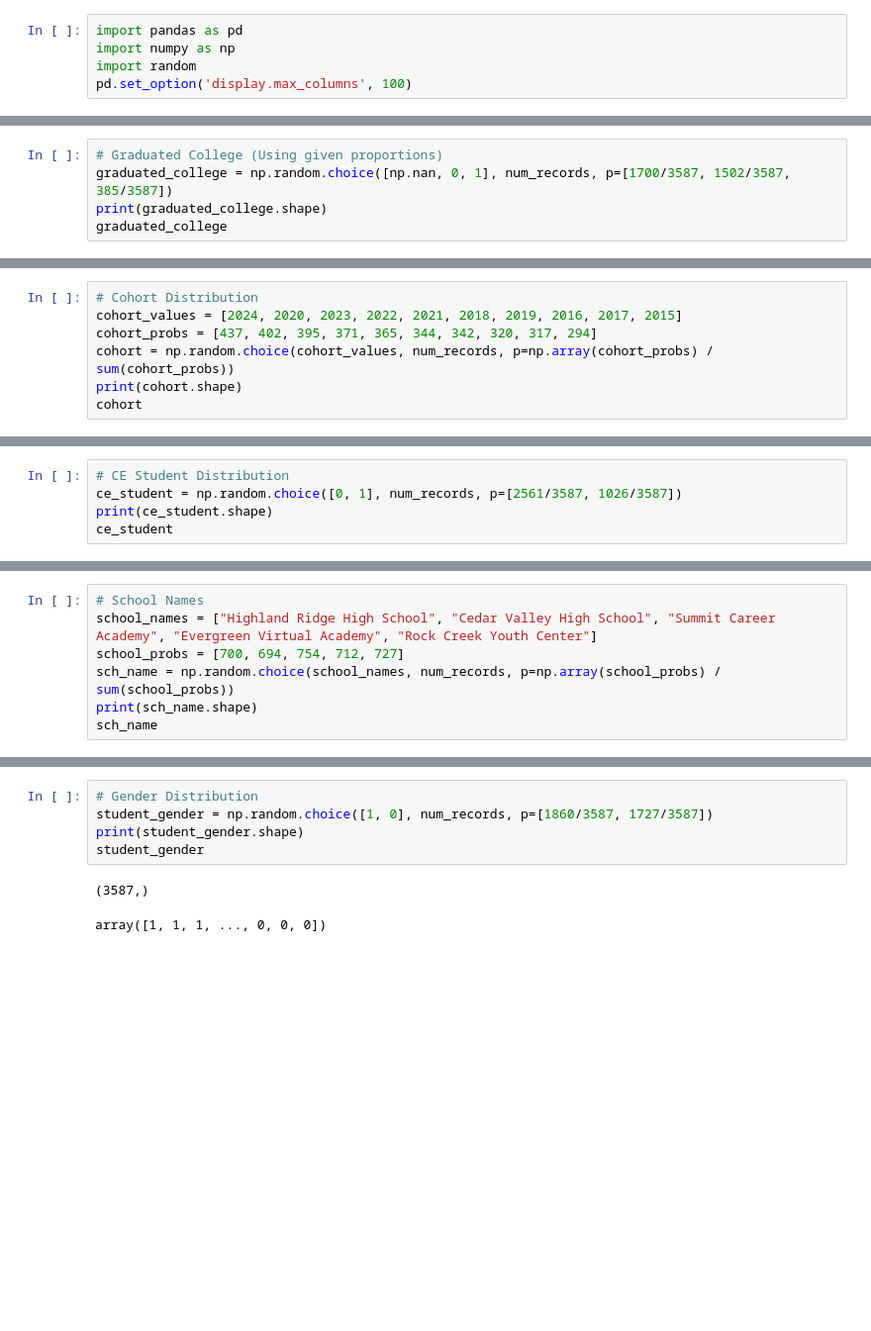
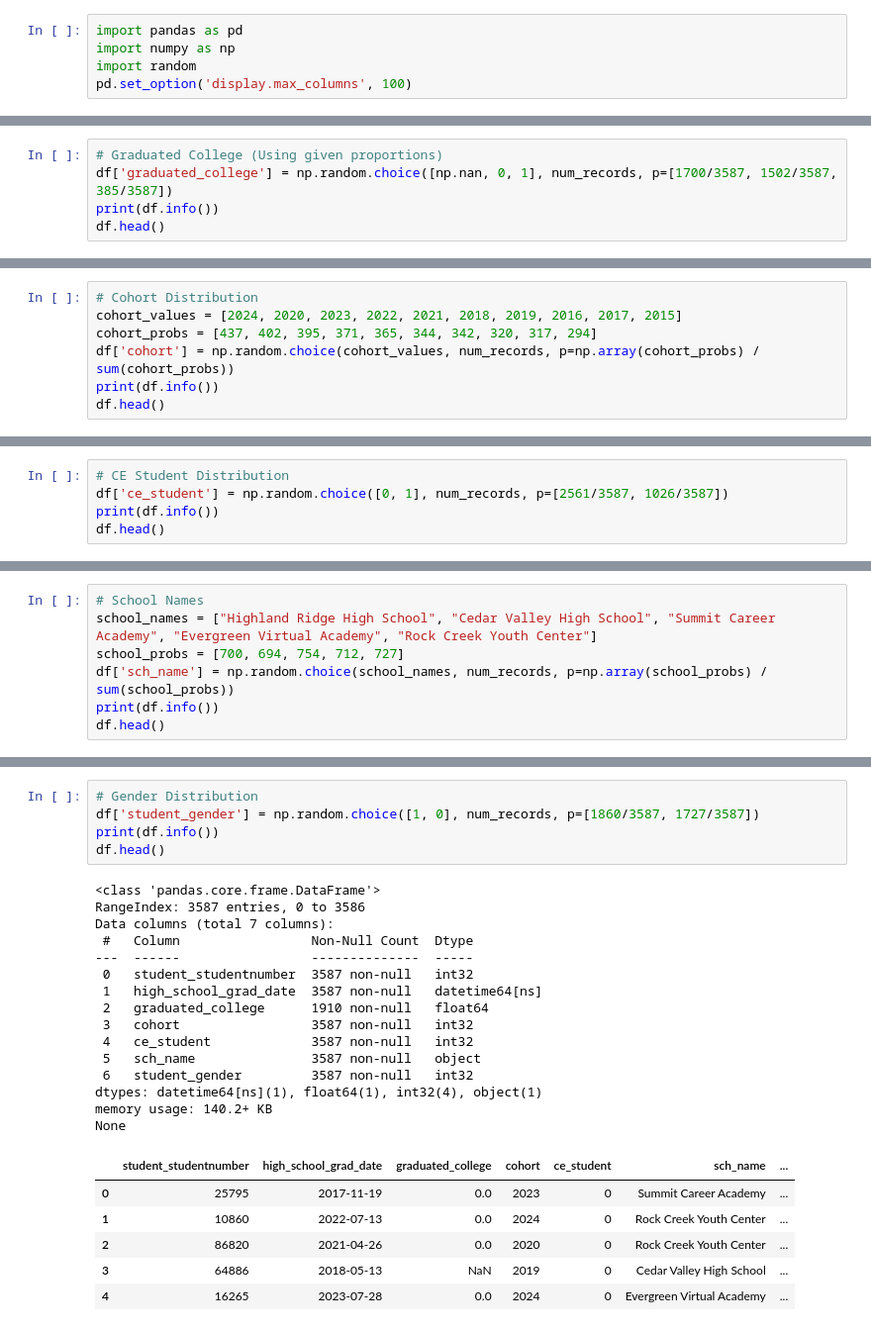
Before and after one commit to stillnessinnumbers/concurrent_enrollment, a Jupyter notebook: generate_synthetic_data.ipynb, the cells around one changed output, grey strips where cells are left out. Shown: that part at 99% size. Saved outputs shown, nothing was run; the diff lists cells and outputs as text; blank space fills up the shorter version.

Commit message:
Replaced each generated series with a generated column in df

```diff
--- a/generate_synthetic_data.ipynb
+++ b/generate_synthetic_data.ipynb
@@ -32,6 +50,6 @@ array(['2017-11-19T00:00:00.000000000', '2022-07-13T00:00:00.000000000',
 # %%
 # Graduated College (Using given proportions)
-graduated_college = np.random.choice([np.nan, 0, 1], num_records, p=[1700/3587, 1502/3587, 385/3587])
-print(graduated_college.shape)
-graduated_college
+df['graduated_college'] = np.random.choice([np.nan, 0, 1], num_records, p=[1700/3587, 1502/3587, 385/3587])
+print(df.info())
+df.head()
 # %% [output]
@@ -41,7 +74,7 @@ array([ 0.,  0.,  0., ...,  0., nan, nan])
 # Cohort Distribution
 cohort_values = [2024, 2020, 2023, 2022, 2021, 2018, 2019, 2016, 2017, 2015]
 cohort_probs = [437, 402, 395, 371, 365, 344, 342, 320, 317, 294]
-cohort = np.random.choice(cohort_values, num_records, p=np.array(cohort_probs) / sum(cohort_probs))
-print(cohort.shape)
-cohort
+df['cohort'] = np.random.choice(cohort_values, num_records, p=np.array(cohort_probs) / sum(cohort_probs))
+print(df.info())
+df.head()
 # %% [output]
@@ -50,6 +99,6 @@ array([2023, 2024, 2020, ..., 2020, 2024, 2017])
 # %%
 # CE Student Distribution
-ce_student = np.random.choice([0, 1], num_records, p=[2561/3587, 1026/3587])
-print(ce_student.shape)
-ce_student
+df['ce_student'] = np.random.choice([0, 1], num_records, p=[2561/3587, 1026/3587])
+print(df.info())
+df.head()
 # %% [output]
@@ -59,7 +125,7 @@ array([0, 0, 0, ..., 0, 0, 0])
 # School Names
 school_names = ["Highland Ridge High School", "Cedar Valley High School", "Summit Career Academy", "Evergreen Virtual Academy", "Rock Creek Youth Center"]
 school_probs = [700, 694, 754, 712, 727]
-sch_name = np.random.choice(school_names, num_records, p=np.array(school_probs) / sum(school_probs))
-print(sch_name.shape)
-sch_name
+df['sch_name'] = np.random.choice(school_names, num_records, p=np.array(school_probs) / sum(school_probs))
+print(df.info())
+df.head()
 # %% [output]
@@ -71,11 +152,30 @@ array(['Summit Career Academy', 'Rock Creek Youth Center',
 # %%
 # Gender Distribution
-student_gender = np.random.choice([1, 0], num_records, p=[1860/3587, 1727/3587])
-print(student_gender.shape)
-student_gender
+df['student_gender'] = np.random.choice([1, 0], num_records, p=[1860/3587, 1727/3587])
+print(df.info())
+df.head()
 # %% [output]
-(3587,)
+<class 'pandas.core.frame.DataFrame'>
+RangeIndex: 3587 entries, 0 to 3586
+Data columns (total 7 columns):
+ #   Column                 Non-Null Count  Dtype
+---  ------                 --------------  -----
+ 0   student_studentnumber  3587 non-null   int32
+ 1   high_school_grad_date  3587 non-null   datetime64[ns]
+ 2   graduated_college      1910 non-null   float64
+ 3   cohort                 3587 non-null   int32
+ 4   ce_student             3587 non-null   int32
+ 5   sch_name               3587 non-null   object
+ 6   student_gender         3587 non-null   int32
+dtypes: datetime64[ns](1), float64(1), int32(4), object(1)
+memory usage: 140.2+ KB
+None
-array([1, 1, 1, ..., 0, 0, 0])
+|  | student_studentnumber | high_school_grad_date | graduated_college | cohort | ce_student | sch_name | ... |
+| 0 | 25795 | 2017-11-19 | 0.0 | 2023 | 0 | Summit Career Academy | ... |
+| 1 | 10860 | 2022-07-13 | 0.0 | 2024 | 0 | Rock Creek Youth Center | ... |
+| 2 | 86820 | 2021-04-26 | 0.0 | 2020 | 0 | Rock Creek Youth Center | ... |
+| 3 | 64886 | 2018-05-13 | NaN | 2019 | 0 | Cedar Valley High School | ... |
+| 4 | 16265 | 2023-07-28 | 0.0 | 2024 | 0 | Evergreen Virtual Academy | ... |
 # %%
 # Race/Ethnicity Distribution
 race_ethnicity = ["Hispanic", "Black or African American", "White", "Two or More Races", "Asian", "Other"]
```
Also changed, not shown: parts of 16 cells of this notebook.
